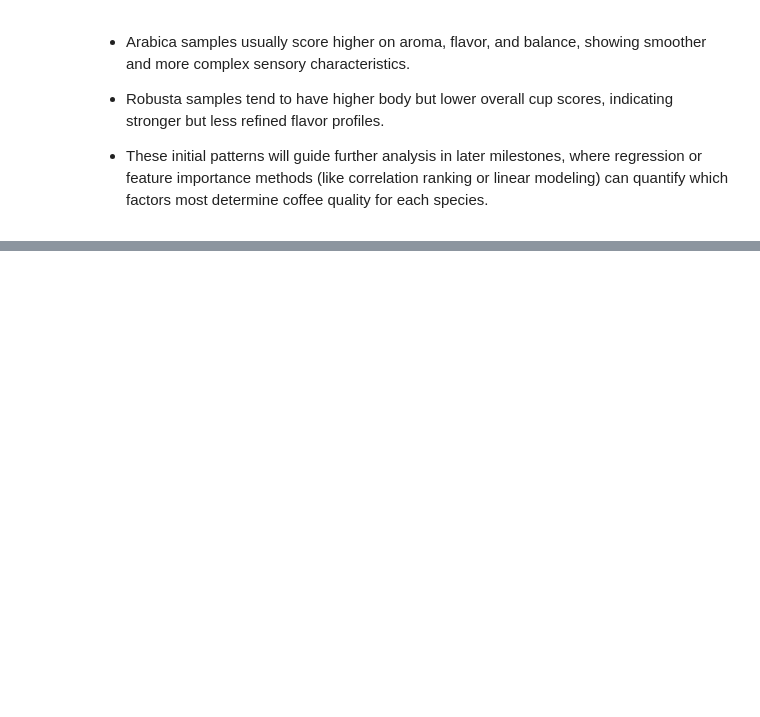
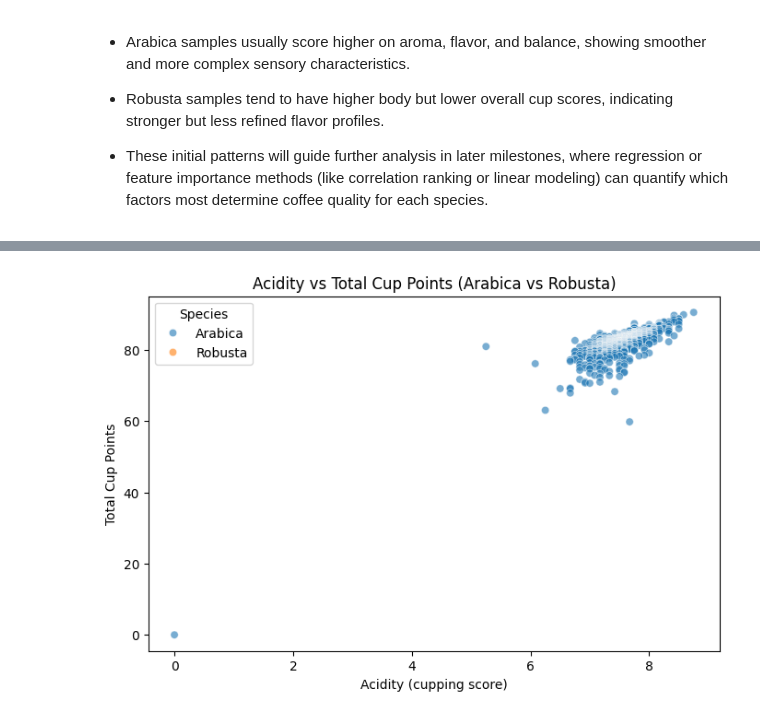
Before and after one commit to mbaguesgalvez/marinabagues.github.io, a Jupyter notebook: CMPS 3160-Coffee_Project.ipynb, the cells around one changed output, grey strips where cells are left out. Saved outputs shown, nothing was run; the diff lists cells and outputs as text; code cells hidden in the pictures; blank space fills up the shorter version.

```diff
--- a/CMPS 3160-Coffee_Project.ipynb
+++ b/CMPS 3160-Coffee_Project.ipynb
@@ -242,0 +309,13 @@ plt.show()
+# %%
+plt.figure(figsize=(8,5))
+sns.scatterplot(
+    data=df, x="Acidity", y="Total.Cup.Points",
+    hue="species", alpha=0.6
+)
+plt.title("Acidity vs Total Cup Points (Arabica vs Robusta)")
+plt.xlabel("Acidity (cupping score)")
+plt.ylabel("Total Cup Points")
+plt.legend(title="Species")
+plt.show()
+# %% [output]
+[figure, added]
```
Also changed, not shown: parts of 12 cells of this notebook.
